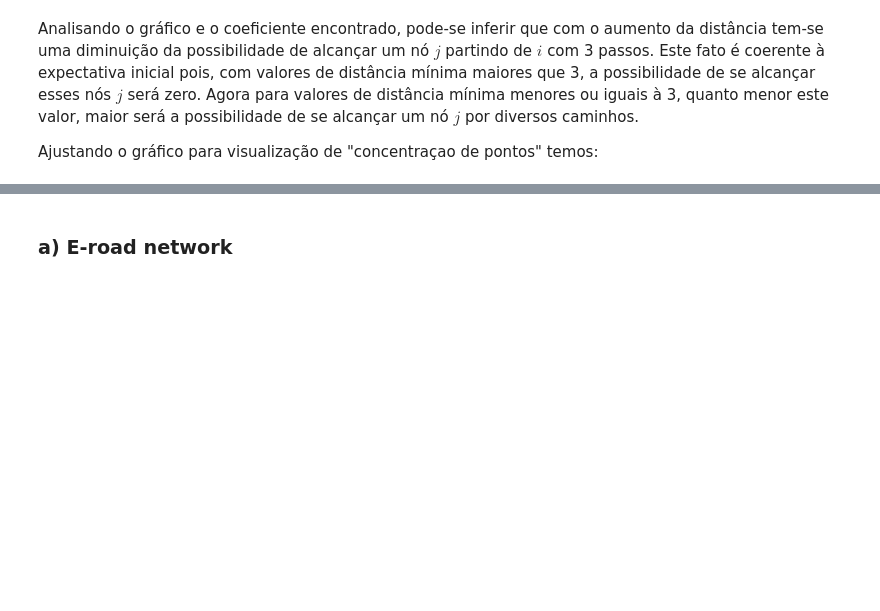
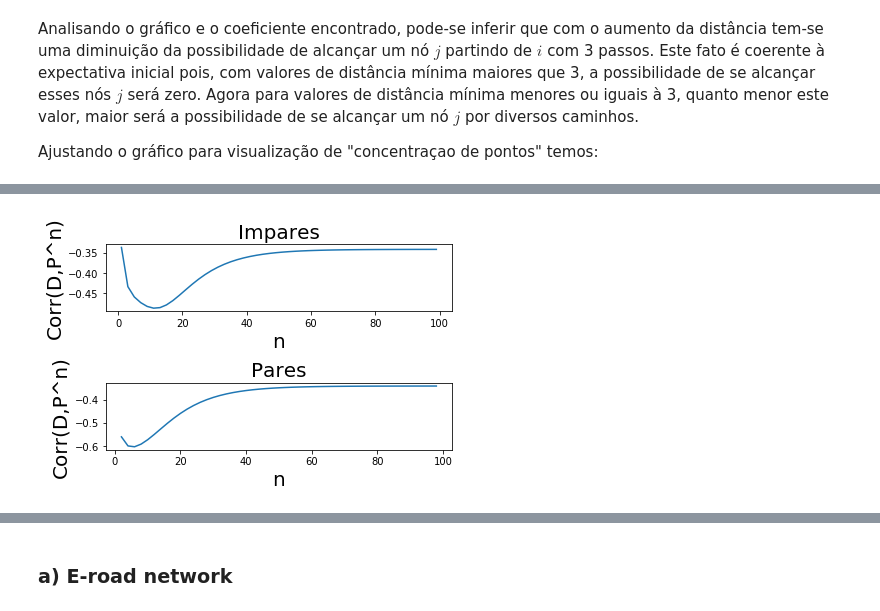
Before and after one commit to Micanga/sme0130_redes_complexas, a Jupyter notebook: Projeto1.ipynb, the cells around one changed output, grey strips where cells are left out. Saved outputs shown, nothing was run; the diff lists cells and outputs as text; code cells hidden in the pictures; blank space fills up the shorter version.

```diff
--- a/Projeto1.ipynb
+++ b/Projeto1.ipynb
@@ -573,0 +583,32 @@ Criando funções para plotar graficos de distribuição e distribuição acumul
+# %%
+N = NetWork.number_of_nodes()
+P = transition_prob_matrix(A, N)
+
+cor_even, cor_odd = [], []
+n_even = range(2,100,2)
+n_odd  = range(1,100,2)
+
+for n in n_odd:
+    P_odd = matrix_power(P,n)
+    P_odd = np.reshape(P_odd, 77*77)
+    cor_odd.append(pearsonr(D, P_odd)[0])
+
+for n in n_even:
+    P_even = matrix_power(P,n)
+    P_even = np.reshape(P_even, 77*77)
+    cor_even.append(pearsonr(D, P_even)[0])
+
+#ploting the graphic Distance X correlation between D and P^n
+fig, ax = plt.subplots(2,1,frameon=True)
+ax[0].plot(n_odd, cor_odd)
+ax[0].set_xlabel("n", fontsize=20)
+ax[0].set_ylabel("Corr(D,P^n)", fontsize=20)
+ax[0].set_title("Impares", fontsize=20)
+
+ax[1].plot(n_even, cor_even)
+ax[1].set_xlabel("n", fontsize=20)
+ax[1].set_ylabel("Corr(D,P^n)", fontsize=20)
+ax[1].set_title("Pares", fontsize=20)
+plt.tight_layout()
+# %% [output]
+[figure, added]
```
Also changed, not shown: parts of 22 cells of this notebook, 6 other files.
